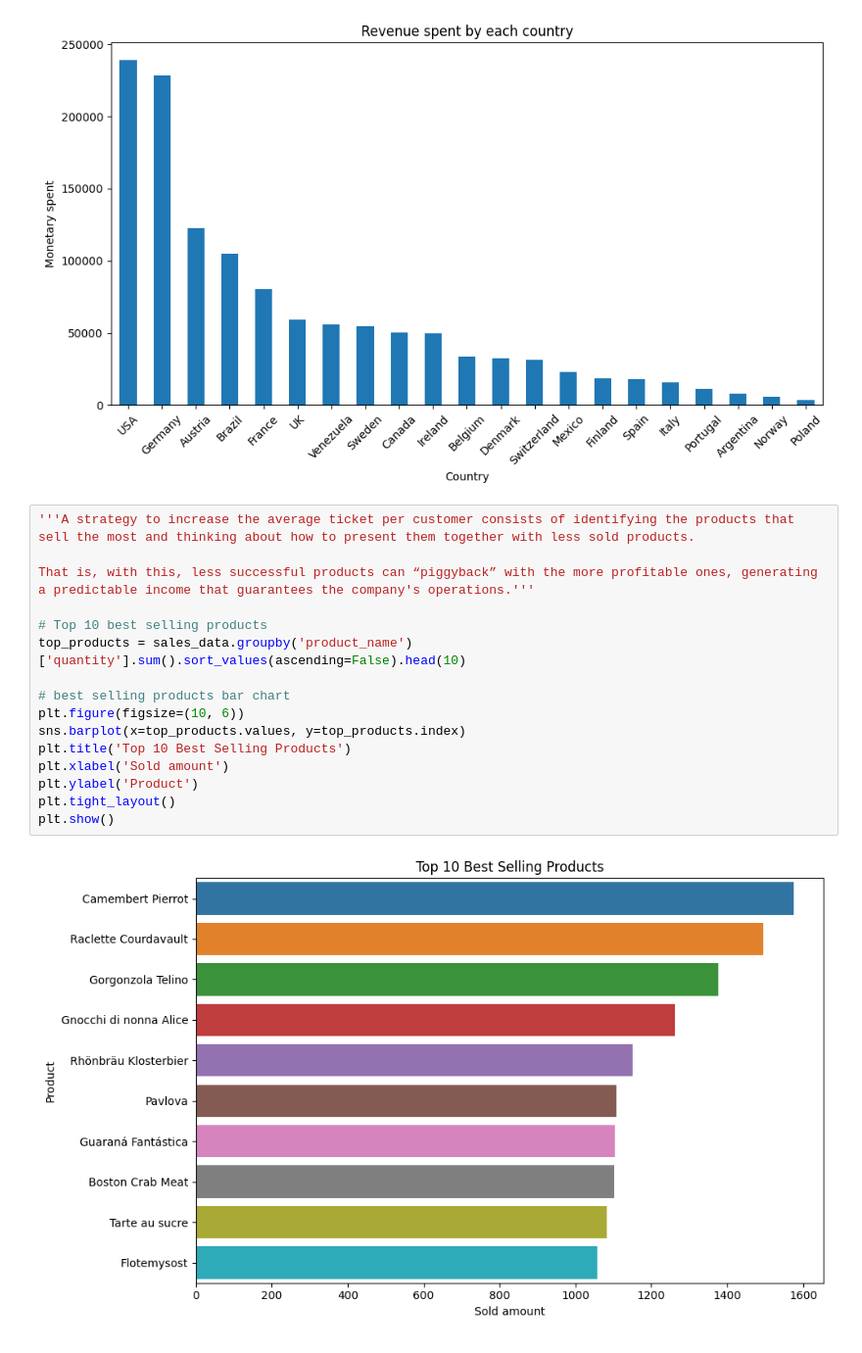
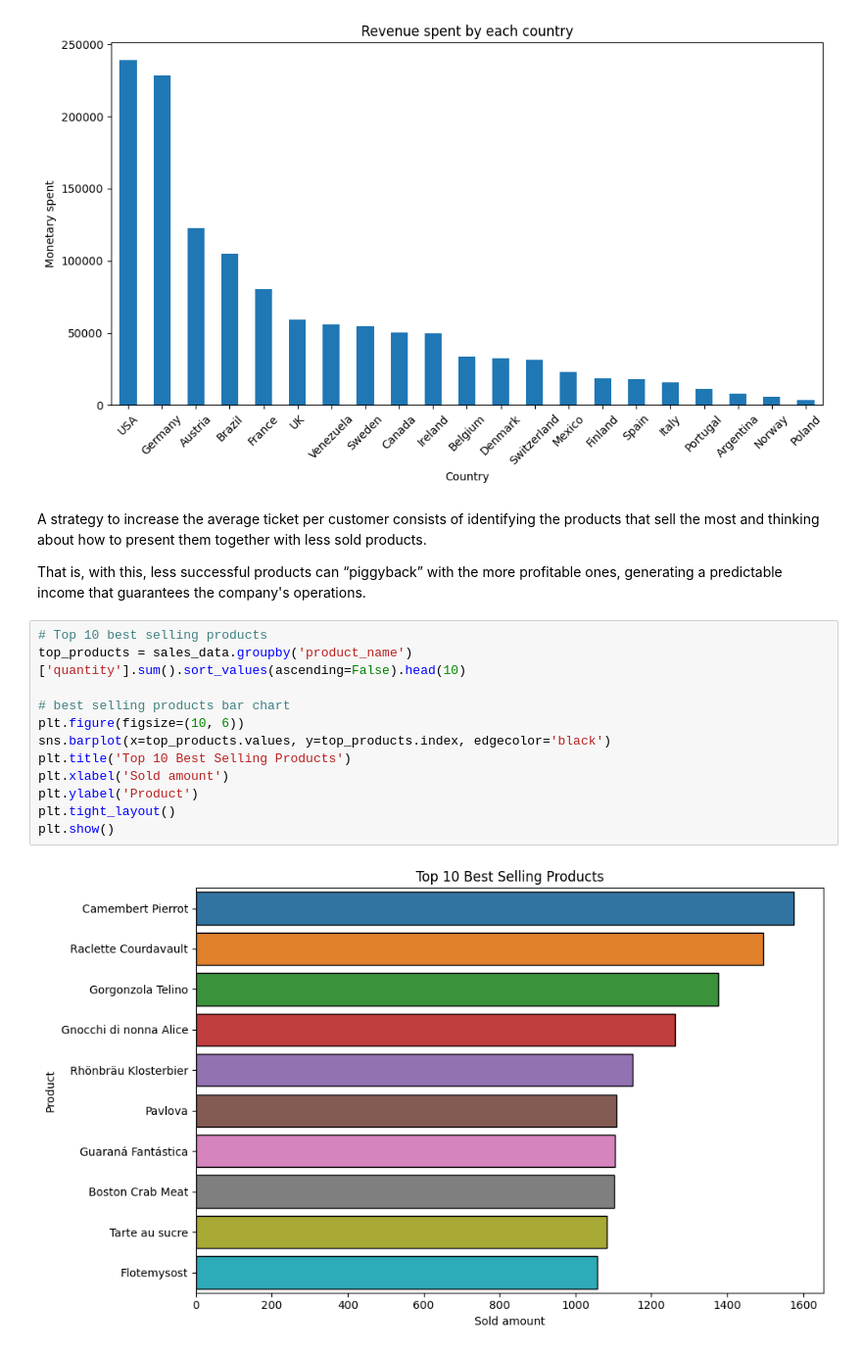
Before and after one commit to IvonLuiz/Analise-de-Dados-Northwind, a Jupyter notebook: analysis.ipynb, the cells around one changed output. Shown at 98% size. Cells and saved outputs as stored; diff of their text form.

```diff
--- a/analysis.ipynb
+++ b/analysis.ipynb
@@ -301,21 +315,21 @@ plt.tight_layout()
 plt.show()
 # %% [output]
 [figure]
+# %% [markdown]
+A strategy to increase the average ticket per customer consists of identifying the products that sell the most and thinking about how to present them together with less sold products.
+
+That is, with this, less successful products can “piggyback” with the more profitable ones, generating a predictable income that guarantees the company's operations.
 # %%
-'''A strategy to increase the average ticket per customer consists of identifying the products that sell the most and thinking about how to present them together with less sold products.
-
-That is, with this, less successful products can “piggyback” with the more profitable ones, generating a predictable income that guarantees the company's operations.'''
-
 # Top 10 best selling products
 top_products = sales_data.groupby('product_name')['quantity'].sum().sort_values(ascending=False).head(10)
 
 # best selling products bar chart
 plt.figure(figsize=(10, 6))
-sns.barplot(x=top_products.values, y=top_products.index)
+sns.barplot(x=top_products.values, y=top_products.index, edgecolor='black')
 plt.title('Top 10 Best Selling Products')
 plt.xlabel('Sold amount')
 plt.ylabel('Product')
 plt.tight_layout()
 plt.show()
 # %% [output]
-[figure, old version]
+[figure, new version]
```
Also changed, not shown: parts of 16 cells of this notebook.
